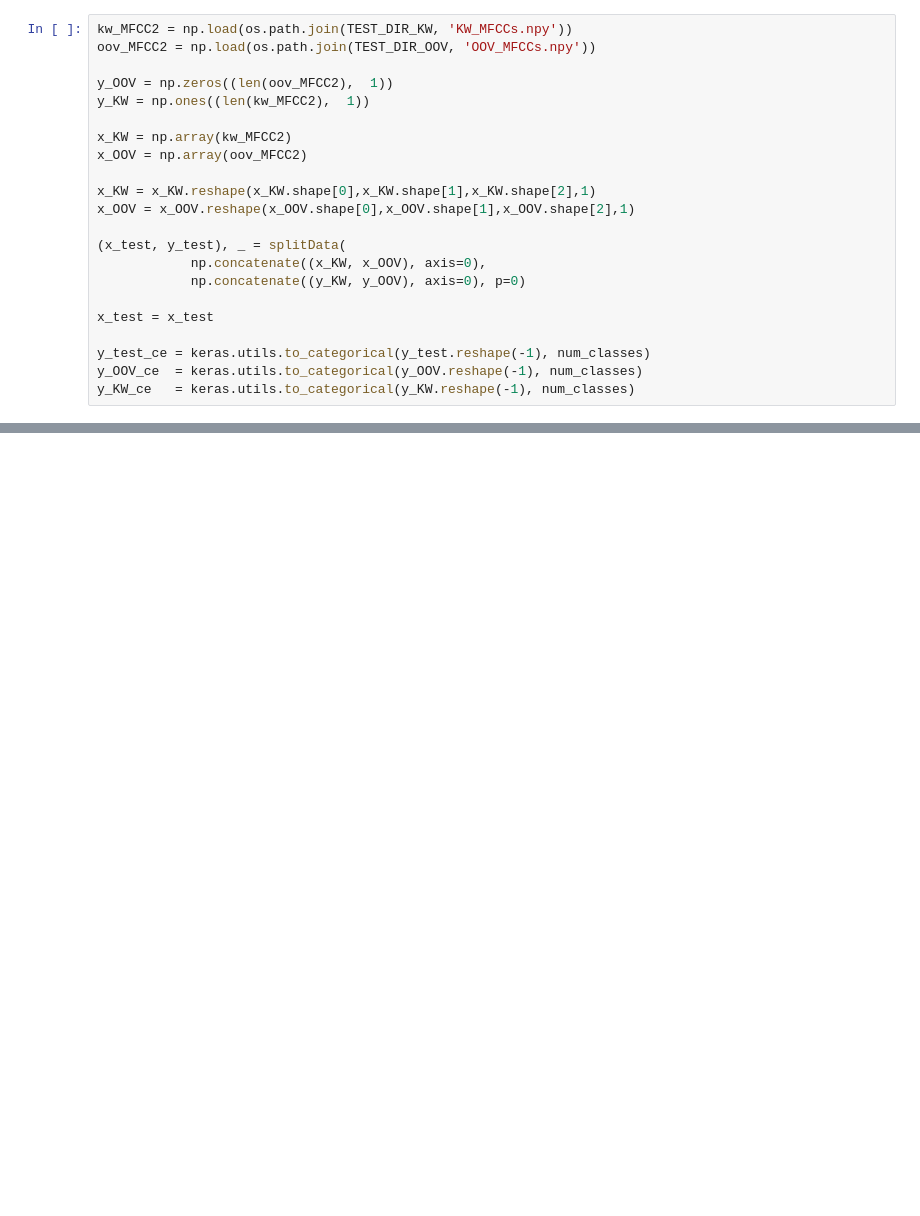
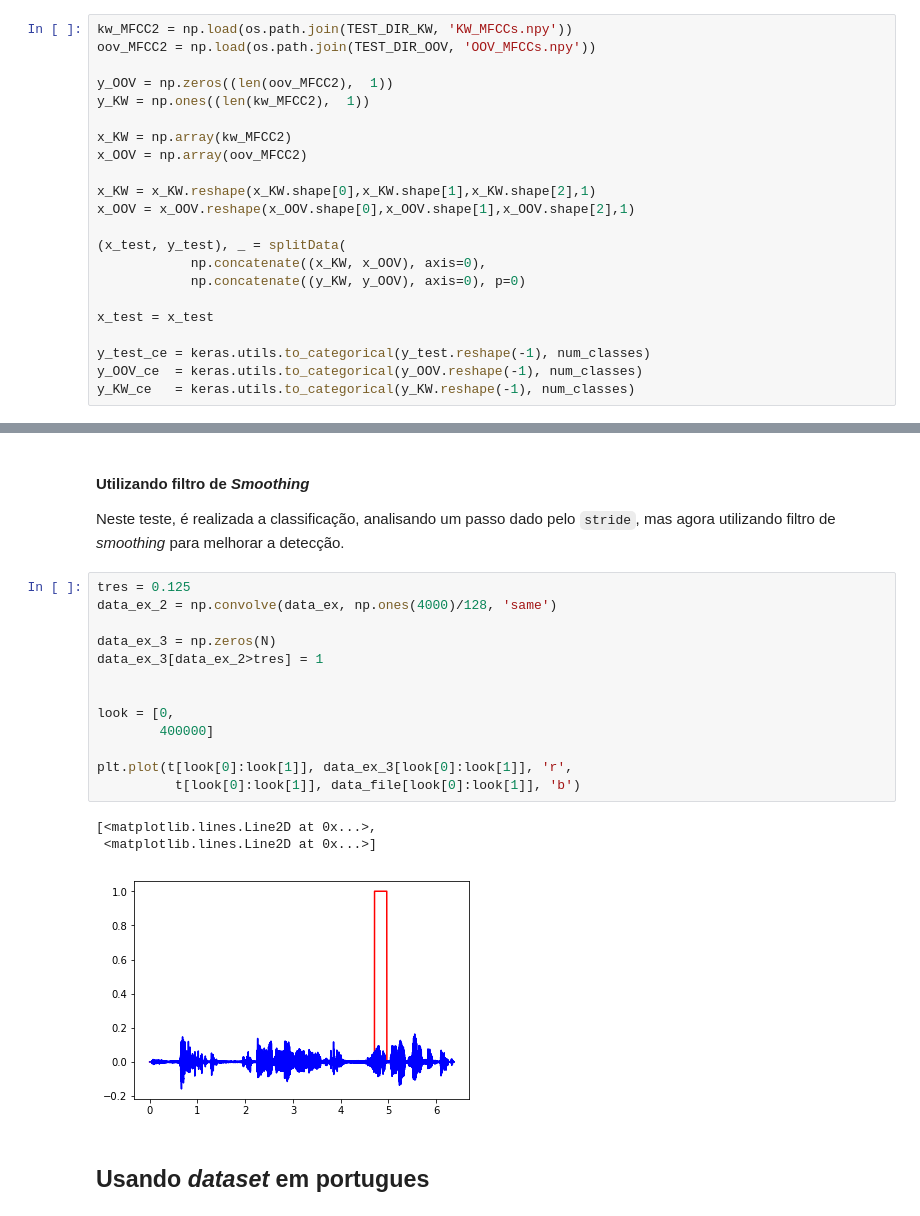
Before and after one commit to natanvotre/ExtractFeaturesMFCC, a Jupyter notebook: TIMIT/Untitled222.ipynb, the cells around one changed output, grey strips where cells are left out. Saved outputs shown, nothing was run; the diff lists cells and outputs as text; blank space fills up the shorter version.

````diff
--- a/TIMIT/Untitled222.ipynb
+++ b/TIMIT/Untitled222.ipynb
@@ -539,0 +645,23 @@ Score False of model with test OOV dataset: 81.30004710596349 %
+# %% [markdown]
+#### Utilizando filtro de _Smoothing_
+
+Neste teste, é realizada a classificação, analisando um passo dado pelo ```stride```, mas agora utilizando filtro de _smoothing_ para melhorar a detecção.
+# %%
+tres = 0.125
+data_ex_2 = np.convolve(data_ex, np.ones(4000)/128, 'same')
+
+data_ex_3 = np.zeros(N)
+data_ex_3[data_ex_2>tres] = 1
+
+
+look = [0,
+        400000]
+
+plt.plot(t[look[0]:look[1]], data_ex_3[look[0]:look[1]], 'r',
+          t[look[0]:look[1]], data_file[look[0]:look[1]], 'b')
+# %% [output]
+[<matplotlib.lines.Line2D at 0x...>,
+ <matplotlib.lines.Line2D at 0x...>]
+[figure, added]
+# %% [markdown]
+## Usando _dataset_ em portugues
````
Also changed, not shown: parts of 47 cells of this notebook.
